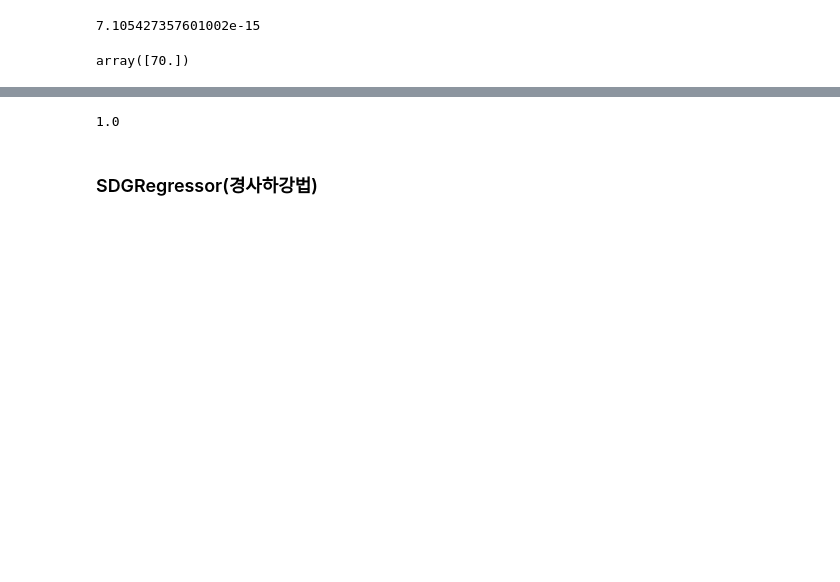
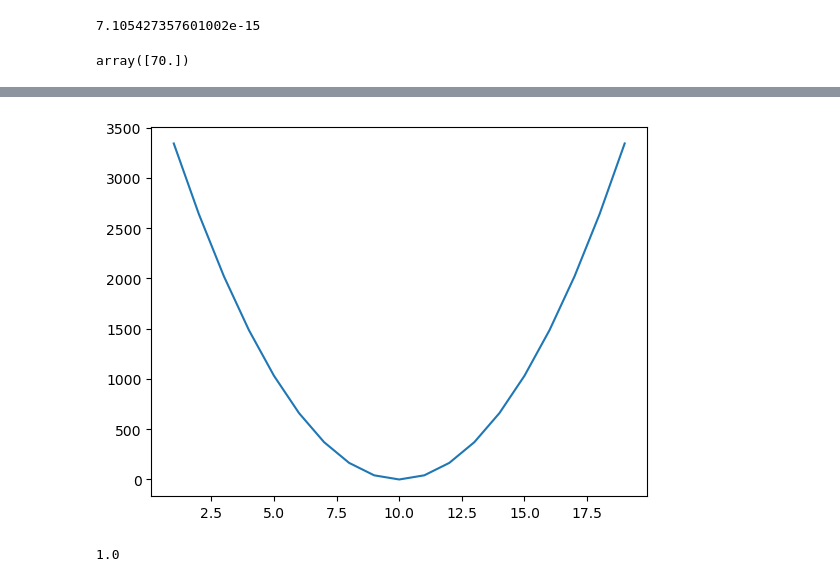
Before and after one commit to black4305/SMHRD-DeepLearning, a Jupyter notebook: 01.ML/EX01_Easy_LinearRegression.ipynb, the cells around one changed output, grey strips where cells are left out. Drawn from its saved outputs; the diff is of its cells as text; code cells hidden in the pictures; blank space fills up the shorter version.

```diff
--- a/01.ML/EX01_Easy_LinearRegression.ipynb
+++ b/01.ML/EX01_Easy_LinearRegression.ipynb
@@ -41,3 +56,4 @@ array([70.])
 # %%
-def h(w, x):
-    return (w * x) + 0
+# 함수 정의
+def h(w ,x):
+    return w * x + 0
@@ -46,8 +63,11 @@ def h(w, x):
 # %%
-# Loss Function 정의
+# 비용함수 정의
+# data : 문제
+# target : 답(실제 정답)
+# weight : 가중치
 def cost(data, target, weight):
-    y_pred = h(weight, data)
-
-    # 평균 제곱 오차
-    error = ((y_pred - target) ** 2).mean()
+    # 예측
+    y_pre = h(weight, data)
+    # 평균제곱오차 = ((예측값 - 실제값) ** 2).mean()
+    error = ((y_pre - target) ** 2).mean()
     return error
@@ -53,0 +87,8 @@ def cost(data, target, weight):
+# %%
+# 가중치 변화에 따른 비용함수의 변화를 그래프로 그려보자
+cost_lst = []
+
+for w in range(1, 20):  # 1 ~ 19까지 가중치에 변화
+    err = cost(data['시간'], data['성적'], w)
+    cost_lst.append(err)
+cost_lst
@@ -54 +115,7 @@ def cost(data, target, weight):
+# %%
+# 비용함수(MSE) 값을 그래프로 나타내보자
+plt.plot(range(1, 20), cost_lst)
+plt.show()
+# %% [output]
+[figure, added]
 # %%
@@ -58,4 +125,2 @@ linear_model.score(data[['시간']], data['성적']) # 100점
 # %% [output]
 1.0
-# %% [markdown]
-### SDGRegressor(경사하강법)
```
Also changed, not shown: parts of 21 cells of this notebook, 9 other files.
